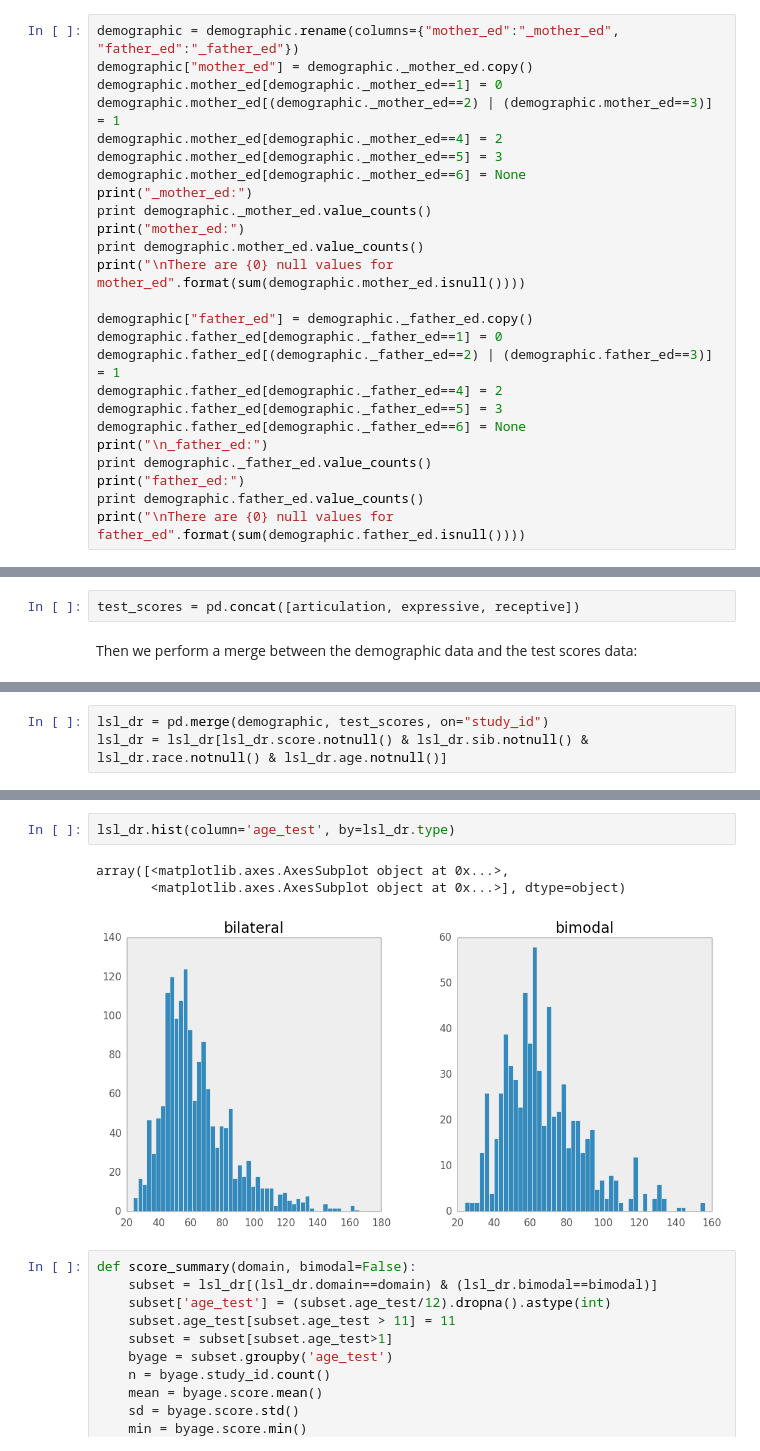
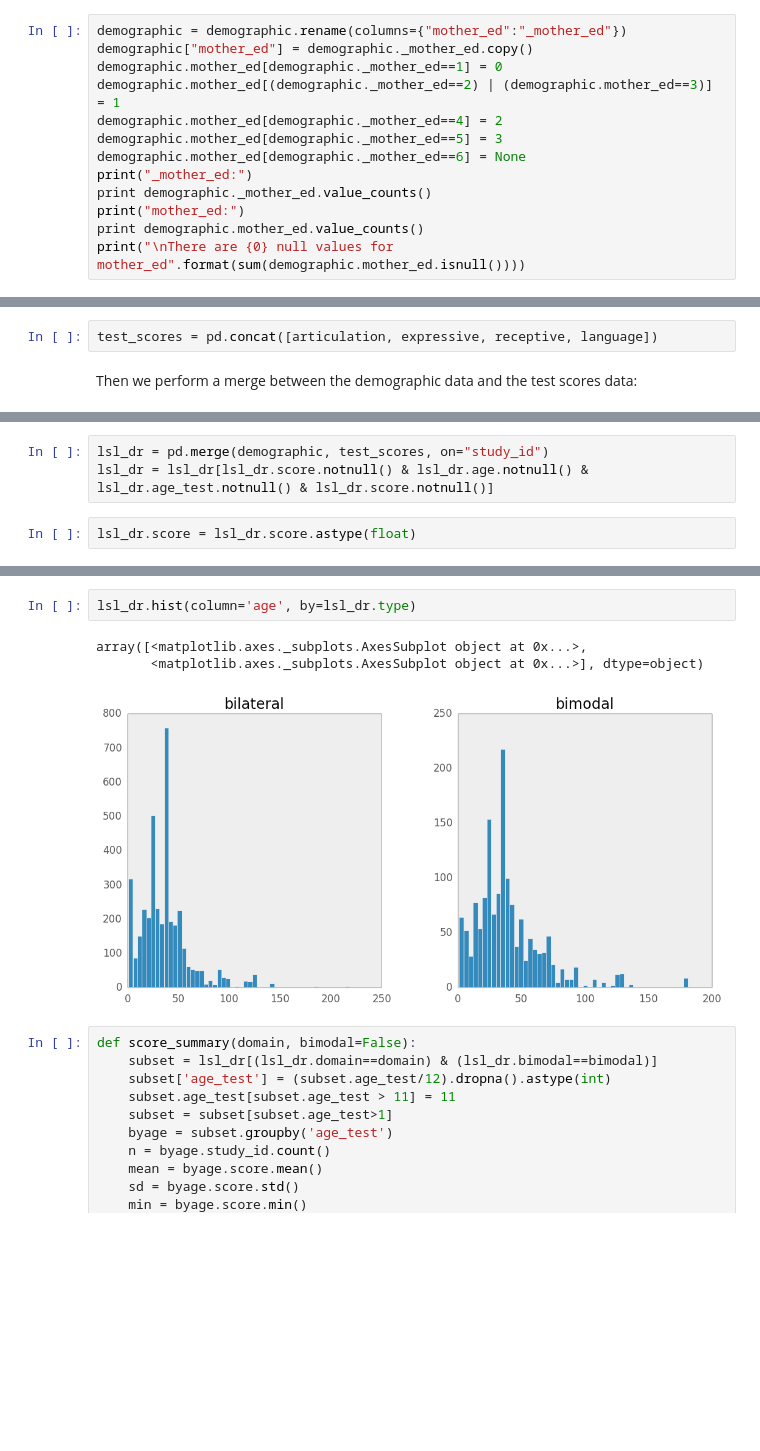
Before and after one commit to fonnesbeck/bimodal-bilateral, a Jupyter notebook: Bimodal-bilateral Analysis.ipynb, the cells around one changed output, grey strips where cells are left out. Drawn from its saved outputs; the diff is of its cells as text; blank space fills up the shorter version.

Commit message:
Cleaned language data

```diff
--- a/Bimodal-bilateral Analysis.ipynb
+++ b/Bimodal-bilateral Analysis.ipynb
@@ -229,7 +312,7 @@ Mother's education (`mother_ed`) and father's education (`father_ed`) were both
 
 Category 6 (unknown) was recoded as missing.
 # %%
-demographic = demographic.rename(columns={"mother_ed":"_mother_ed", "father_ed":"_father_ed"})
+demographic = demographic.rename(columns={"mother_ed":"_mother_ed"})
 demographic["mother_ed"] = demographic._mother_ed.copy()
 demographic.mother_ed[demographic._mother_ed==1] = 0
 demographic.mother_ed[(demographic._mother_ed==2) | (demographic.mother_ed==3)] = 1
@@ -241,17 +324,5 @@ print demographic._mother_ed.value_counts()
 print("mother_ed:")
 print demographic.mother_ed.value_counts()
 print("\nThere are {0} null values for mother_ed".format(sum(demographic.mother_ed.isnull())))
-
-demographic["father_ed"] = demographic._father_ed.copy()
-demographic.father_ed[demographic._father_ed==1] = 0
-demographic.father_ed[(demographic._father_ed==2) | (demographic.father_ed==3)] = 1
-demographic.father_ed[demographic._father_ed==4] = 2
-demographic.father_ed[demographic._father_ed==5] = 3
-demographic.father_ed[demographic._father_ed==6] = None
-print("\n_father_ed:")
-print demographic._father_ed.value_counts()
-print("father_ed:")
-print demographic.father_ed.value_counts()
-print("\nThere are {0} null values for father_ed".format(sum(demographic.father_ed.isnull())))
 # %% [output]
 _mother_ed:
@@ -501,6 +592,6 @@ receptive.head()
 
 The four datasets were mereged into a single table. First, we concatenate the test scores data:
 # %%
-test_scores = pd.concat([articulation, expressive, receptive])
+test_scores = pd.concat([articulation, expressive, receptive, language])
 # %% [markdown]
 Then we perform a merge between the demographic data and the test scores data:
@@ -507,6 +611,8 @@ Then we perform a merge between the demographic data and the test scores data:
 # %%
 lsl_dr = pd.merge(demographic, test_scores, on="study_id")
-lsl_dr = lsl_dr[lsl_dr.score.notnull() & lsl_dr.sib.notnull() & lsl_dr.race.notnull() & lsl_dr.age.notnull()]
+lsl_dr = lsl_dr[lsl_dr.score.notnull() & lsl_dr.age.notnull() & lsl_dr.age_test.notnull() & lsl_dr.score.notnull()]
+# %%
+lsl_dr.score = lsl_dr.score.astype(float)
 # %%
 lsl_dr.shape
 # %% [output]
@@ -514,9 +620,9 @@ lsl_dr.shape
 # %%
-lsl_dr.hist(column='age_test', by=lsl_dr.type)
+lsl_dr.hist(column='age', by=lsl_dr.type)
 # %% [output]
-array([<matplotlib.axes.AxesSubplot object at 0x...>,
-       <matplotlib.axes.AxesSubplot object at 0x...>], dtype=object)
+array([<matplotlib.axes._subplots.AxesSubplot object at 0x...>,
+       <matplotlib.axes._subplots.AxesSubplot object at 0x...>], dtype=object)
-[figure, old version]
+[figure, new version]
 # %%
 def score_summary(domain, bimodal=False):
     subset = lsl_dr[(lsl_dr.domain==domain) & (lsl_dr.bimodal==bimodal)]
```
Also changed, not shown: parts of 50 cells of this notebook.
